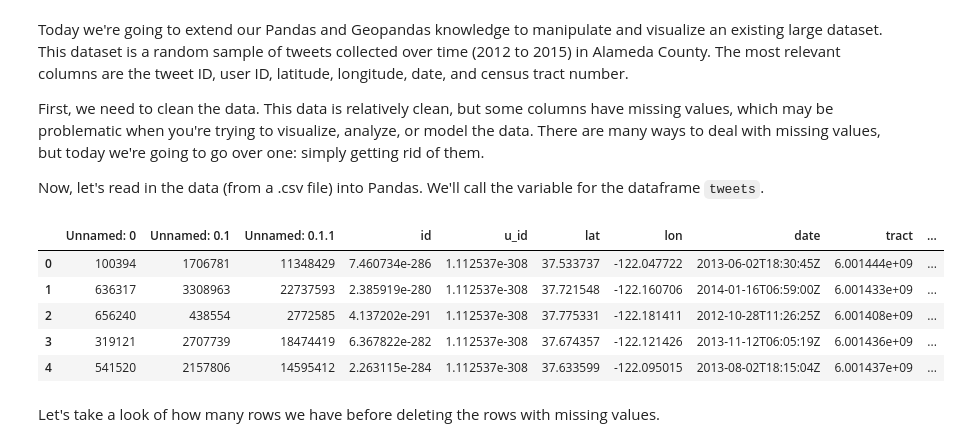
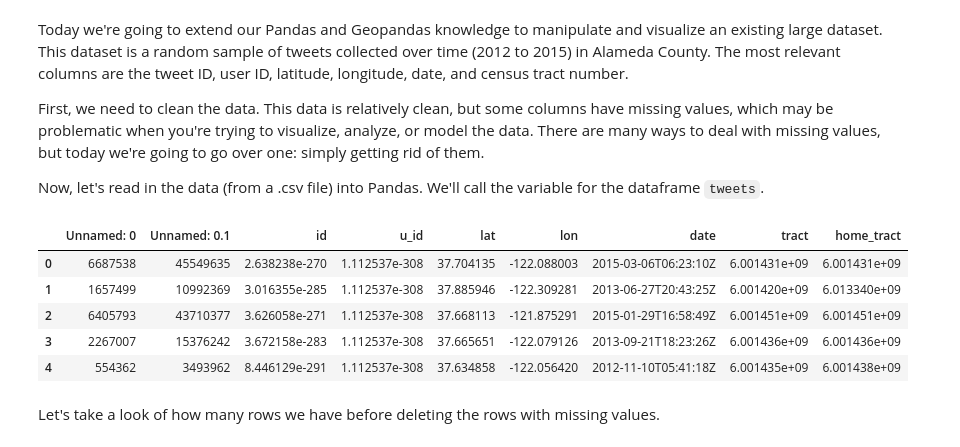
Before and after one commit to ds-modules/CP101BigData, a Jupyter notebook: lab_10/datasets_solutions.ipynb, the cells around one changed output. Saved outputs shown, nothing was run; the diff lists cells and outputs as text; code cells hidden in the pictures.

````diff
--- a/lab_10/datasets_solutions.ipynb
+++ b/lab_10/datasets_solutions.ipynb
@@ -29,15 +29,15 @@ First, we need to clean the data. This data is relatively clean, but some column
 
 Now, let's read in the data (from a .csv file) into Pandas. We'll call the variable for the dataframe ```tweets```.
 # %%
-tweets = pd.read_csv("tweets.csv")
+tweets = pd.read_csv("tweets")
 tweets.head()
 # %% [output]
-|  | Unnamed: 0 | Unnamed: 0.1 | Unnamed: 0.1.1 | id | u_id | lat | lon | date | tract | ... |
-| 0 | 100394 | 1706781 | 11348429 | 7.460734e-286 | 1.112537e-308 | 37.533737 | -122.047722 | 2013-06-02T18:30:45Z | 6.001444e+09 | ... |
-| 1 | 636317 | 3308963 | 22737593 | 2.385919e-280 | 1.112537e-308 | 37.721548 | -122.160706 | 2014-01-16T06:59:00Z | 6.001433e+09 | ... |
-| 2 | 656240 | 438554 | 2772585 | 4.137202e-291 | 1.112537e-308 | 37.775331 | -122.181411 | 2012-10-28T11:26:25Z | 6.001408e+09 | ... |
-| 3 | 319121 | 2707739 | 18474419 | 6.367822e-282 | 1.112537e-308 | 37.674357 | -122.121426 | 2013-11-12T06:05:19Z | 6.001436e+09 | ... |
-| 4 | 541520 | 2157806 | 14595412 | 2.263115e-284 | 1.112537e-308 | 37.633599 | -122.095015 | 2013-08-02T18:15:04Z | 6.001437e+09 | ... |
+|  | Unnamed: 0 | Unnamed: 0.1 | id | u_id | lat | lon | date | tract | home_tract |
+| 0 | 6687538 | 45549635 | 2.638238e-270 | 1.112537e-308 | 37.704135 | -122.088003 | 2015-03-06T06:23:10Z | 6.001431e+09 | 6.001431e+09 |
+| 1 | 1657499 | 10992369 | 3.016355e-285 | 1.112537e-308 | 37.885946 | -122.309281 | 2013-06-27T20:43:25Z | 6.001420e+09 | 6.013340e+09 |
+| 2 | 6405793 | 43710377 | 3.626058e-271 | 1.112537e-308 | 37.668113 | -121.875291 | 2015-01-29T16:58:49Z | 6.001451e+09 | 6.001451e+09 |
+| 3 | 2267007 | 15376242 | 3.672158e-283 | 1.112537e-308 | 37.665651 | -122.079126 | 2013-09-21T18:23:26Z | 6.001436e+09 | 6.001436e+09 |
+| 4 | 554362 | 3493962 | 8.446129e-291 | 1.112537e-308 | 37.634858 | -122.056420 | 2012-11-10T05:41:18Z | 6.001435e+09 | 6.001438e+09 |
 # %% [markdown]
 Let's take a look of how many rows we have before deleting the rows with missing values.
 # %%
````
